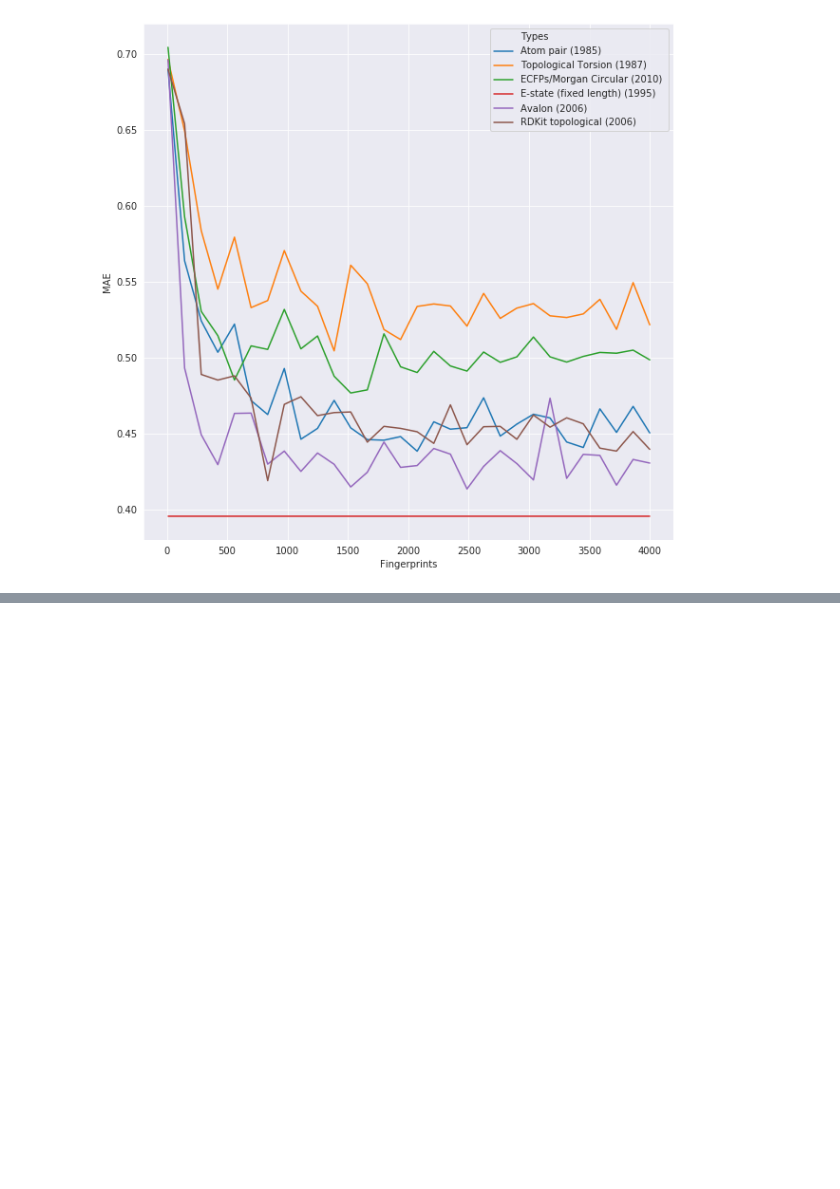
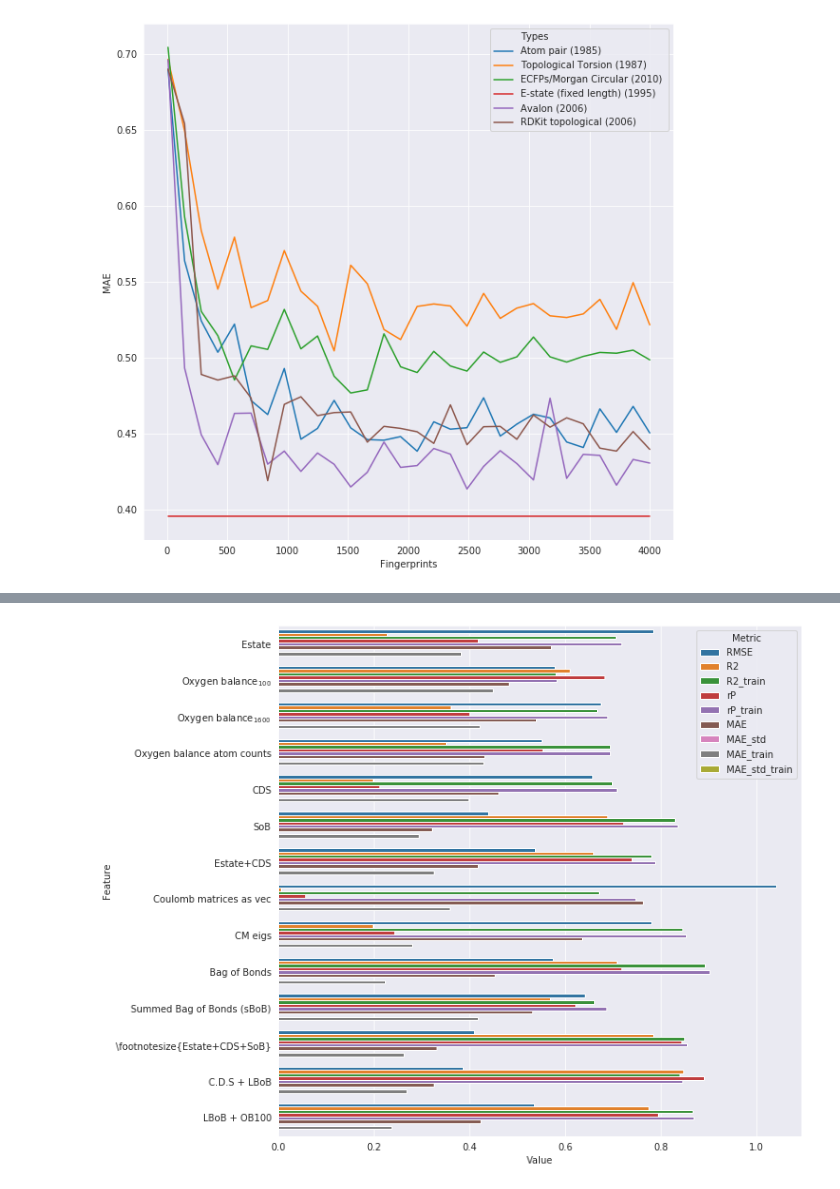
Before and after one commit to rahul-aedula95/ScientificML, a Jupyter notebook: 104/104.ipynb, the cells around one changed output, grey strips where cells are left out. Saved outputs shown, nothing was run; the diff lists cells and outputs as text; code cells hidden in the pictures; blank space fills up the shorter version.

Commit message:
Finished the ML table and added barplots for each feature type

```diff
--- a/104/104.ipynb
+++ b/104/104.ipynb
@@ -128,5 +128,24 @@ plt.show()
 # %%
 import pickle
 
-results = pickle.load(open( "all_nested_results_KRR_SoB.pkl", "rb" ))
-best = pickle.load( open( "all_nested_best_KRR_SoB.pkl", "rb" ) )
+results = pickle.load(open( "data/test_all_results3.pkl", "rb" ))
+best = pickle.load( open( "data/test_all_best3.pkl", "rb" ) )
+fin = pickle.load( open( "data/test_all_fin3.pkl", "rb" ) )
+# %%
+feature_method_list = []
+metric_list = []
+value_list = []
+
+for target in results.keys():
+    for feature in results[target].keys():
+        for metric in results[target][feature].keys():
+            for value in results[target][feature][metric].keys():
+                feature_method_list.append(feature)
+                metric_list.append(value)
+                value_list.append(results[target][feature][metric][value])
+# %%
+df = pd.DataFrame()
+df['Feature'] = feature_method_list
+df['Metric'] = metric_list
+df['Value'] = value_list
+df
@@ -132,0 +188,8 @@ best = pickle.load( open( "all_nested_best_KRR_SoB.pkl", "rb" ) )
+# %%
+sns.set_style("darkgrid")
+plt.figure(figsize=(10, 10))
+ax = sns.barplot(data=df.drop(df.index[df['Metric'] == 'MAPE'], inplace = False),y='Feature',x='Value',hue='Metric')
+#ax.lines[0].set_linestyle("--")
+plt.show()
+# %% [output]
+[figure, added]
```
Also changed, not shown: parts of 2 cells of this notebook.
